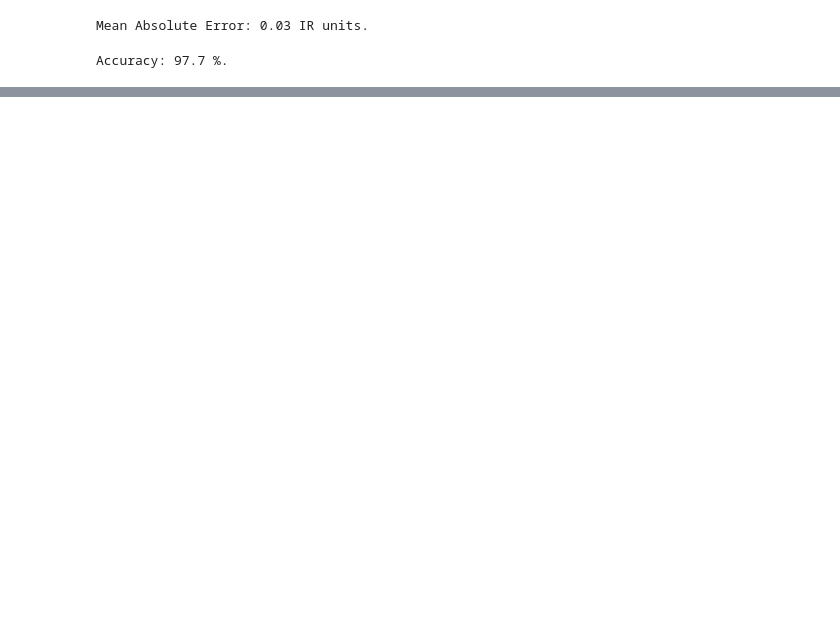
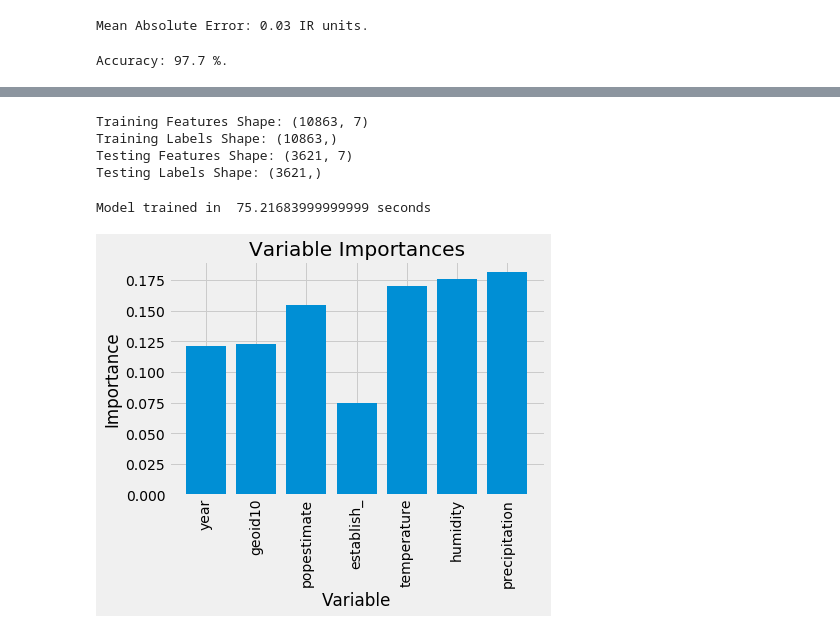
Before and after one commit to ncsa/CPRHD_WNV_GI, a Jupyter notebook: WNV-RandomForest-Vinu.ipynb, the cells around one changed output, grey strips where cells are left out. Saved outputs shown, nothing was run; the diff lists cells and outputs as text; code cells hidden in the pictures; blank space fills up the shorter version.

Commit message:
Add models:(Weather + Race), (weather + SE data)

```diff
--- a/WNV-RandomForest-Vinu.ipynb
+++ b/WNV-RandomForest-Vinu.ipynb
@@ -440,0 +476,28 @@ Accuracy: 97.7 %.
+# %%
+#Setting the random state to 42 which means the results will be the same each time we run the split
+#for reproducible results
+
+train_features2, test_features2, train_labels2, test_labels2 = train_test_split(features2, labels2,
+                                                                            test_size = 0.25, random_state = 42)
+# %%
+print('Training Features Shape:', train_features2.shape)
+print('Training Labels Shape:', train_labels2.shape)
+print('Testing Features Shape:', test_features2.shape)
+print('Testing Labels Shape:', test_labels2.shape)
+# %% [output]
+Training Features Shape: (10863, 7)
+Training Labels Shape: (10863,)
+Testing Features Shape: (3621, 7)
+Testing Labels Shape: (3621,)
+# %%
+#Instantiating model with 1000 decision trees
+rf2 = RandomForestRegressor(n_estimators = 1000, random_state = 42)
+# %%
+start2 = time.process_time() #To calculate the time taken to train the model
+
+# Train the model on training data
+rf2.fit(train_features2, train_labels2)
+
+print("Model trained in ", time.process_time() - start2, "seconds")
+# %% [output]
+Model trained in  75.21683999999999 seconds
@@ -440,0 +507,17 @@ Accuracy: 97.7 %.
+# %%
+importances2 = list(rf2.feature_importances_)
+# %%
+import matplotlib.pyplot as plt
+%matplotlib inline
+# Set the style
+plt.style.use('fivethirtyeight')
+# list of x locations for plotting
+x_values2 = list(range(len(importances2)))
+# Make a bar chart
+plt.bar(x_values2, importances2, orientation = 'vertical')
+# Tick labels for x axis
+plt.xticks(x_values2, feature_list2, rotation='vertical')
+# Axis labels and title
+plt.ylabel('Importance'); plt.xlabel('Variable'); plt.title('Variable Importances');
+# %% [output]
+[figure, added]
```
Also changed, not shown: parts of 63 cells of this notebook.
